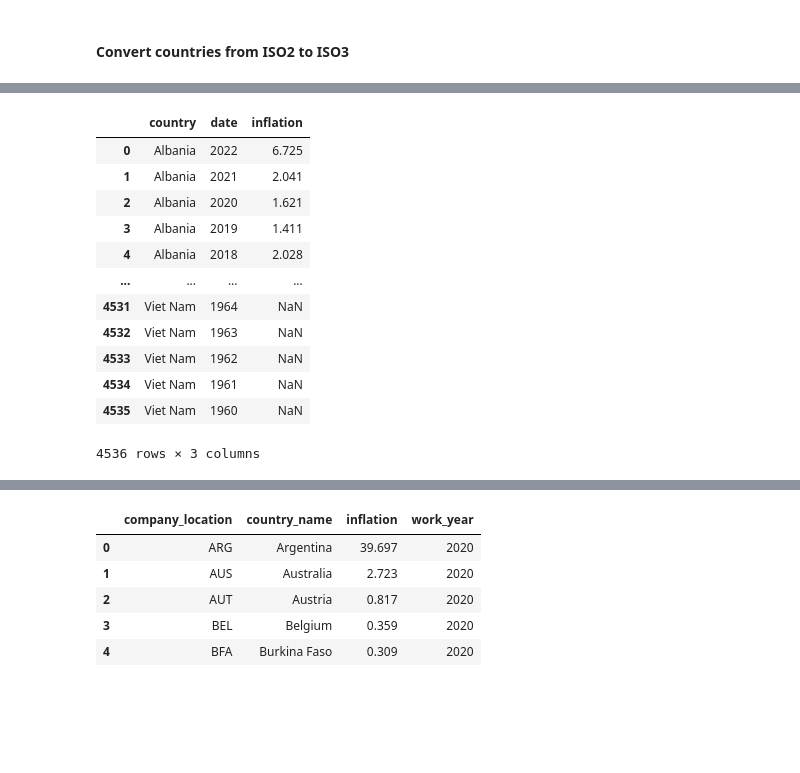
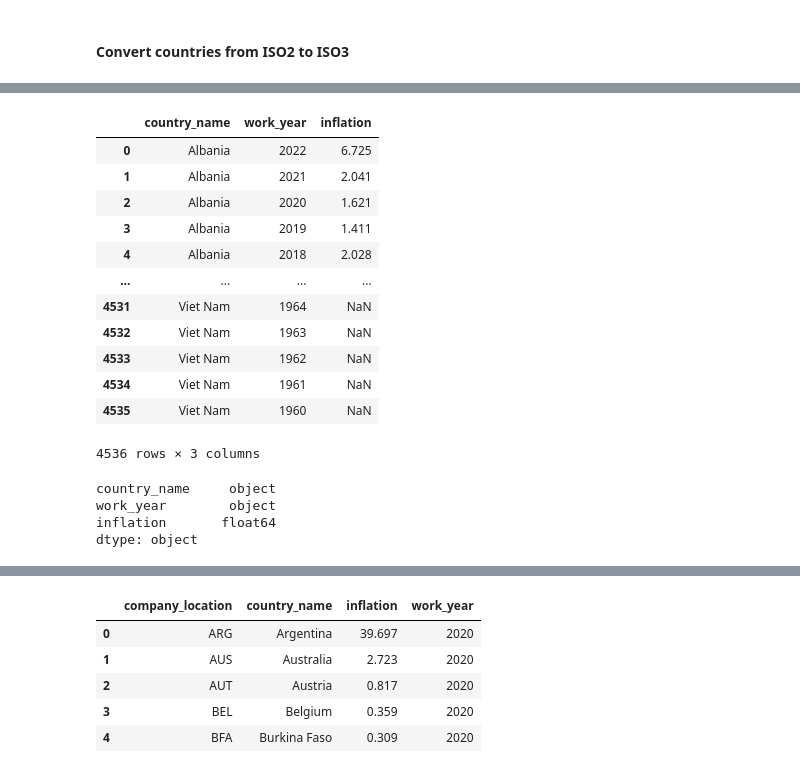
Before and after one commit to rvewebs/ds_salary, a Jupyter notebook: ds_salary.ipynb, the cells around one changed output, grey strips where cells are left out. Cells and saved outputs as stored; diff of their text form; code cells hidden in the pictures; blank space fills up the shorter version.

```diff
--- a/ds_salary.ipynb
+++ b/ds_salary.ipynb
@@ -395,6 +395,7 @@ df_sal_to_model
 #### Get inflation rates from world bank
 # %%
 countries = list(df_sal['company_location'].unique())
-cpi_rates = wb.get_series('FP.CPI.TOTL.ZG', country=countries, column_name='inflation')
-cpi_rates
+inf_rates = wb.get_series('FP.CPI.TOTL.ZG', country=countries, column_name='inflation')
+inf_rates = pd.DataFrame(inf_rates).reset_index()
+inf_rates
 # %% [output]
@@ -414,16 +415,24 @@ Name: inflation, Length: 4536, dtype: float64
-# %%
-pd.DataFrame(cpi_rates).reset_index()
-# %% [output]
-|  | country | date | inflation |
-| 0 | Albania | 2022 | 6.725 |
-| 1 | Albania | 2021 | 2.041 |
-| 2 | Albania | 2020 | 1.621 |
-| 3 | Albania | 2019 | 1.411 |
-| 4 | Albania | 2018 | 2.028 |
-| ... | ... | ... | ... |
-| 4531 | Viet Nam | 1964 | NaN |
-| 4532 | Viet Nam | 1963 | NaN |
-| 4533 | Viet Nam | 1962 | NaN |
-| 4534 | Viet Nam | 1961 | NaN |
-| 4535 | Viet Nam | 1960 | NaN |
-4536 rows × 3 columns
+# %%
+inf_rates.columns = ['country_name', 'work_year', 'inflation']
+inf_rates
+# %% [output]
+|  | country_name | work_year | inflation |
+| 0 | Albania | 2022 | 6.725 |
+| 1 | Albania | 2021 | 2.041 |
+| 2 | Albania | 2020 | 1.621 |
+| 3 | Albania | 2019 | 1.411 |
+| 4 | Albania | 2018 | 2.028 |
+| ... | ... | ... | ... |
+| 4531 | Viet Nam | 1964 | NaN |
+| 4532 | Viet Nam | 1963 | NaN |
+| 4533 | Viet Nam | 1962 | NaN |
+| 4534 | Viet Nam | 1961 | NaN |
+| 4535 | Viet Nam | 1960 | NaN |
+4536 rows × 3 columns
+# %%
+inf_rates.dtypes
+# %% [output]
+country_name     object
+work_year        object
+inflation       float64
+dtype: object
```
Also changed, not shown: parts of 14 cells of this notebook.
